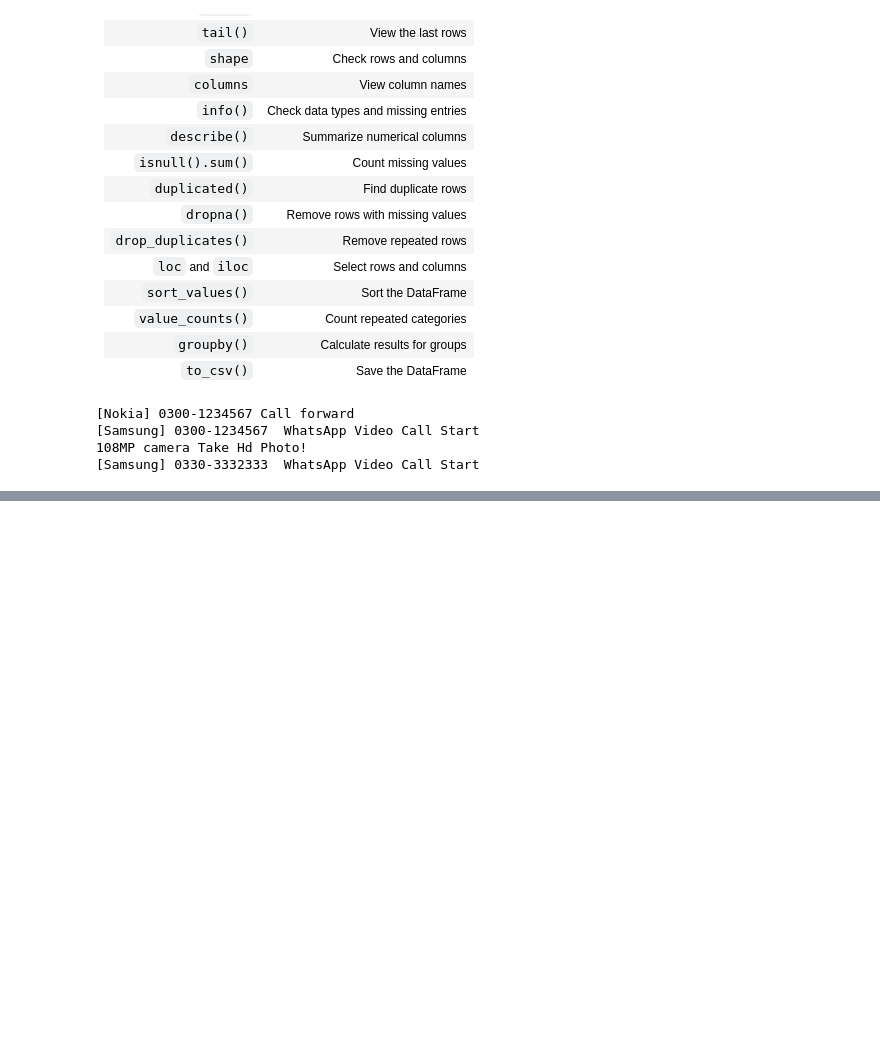
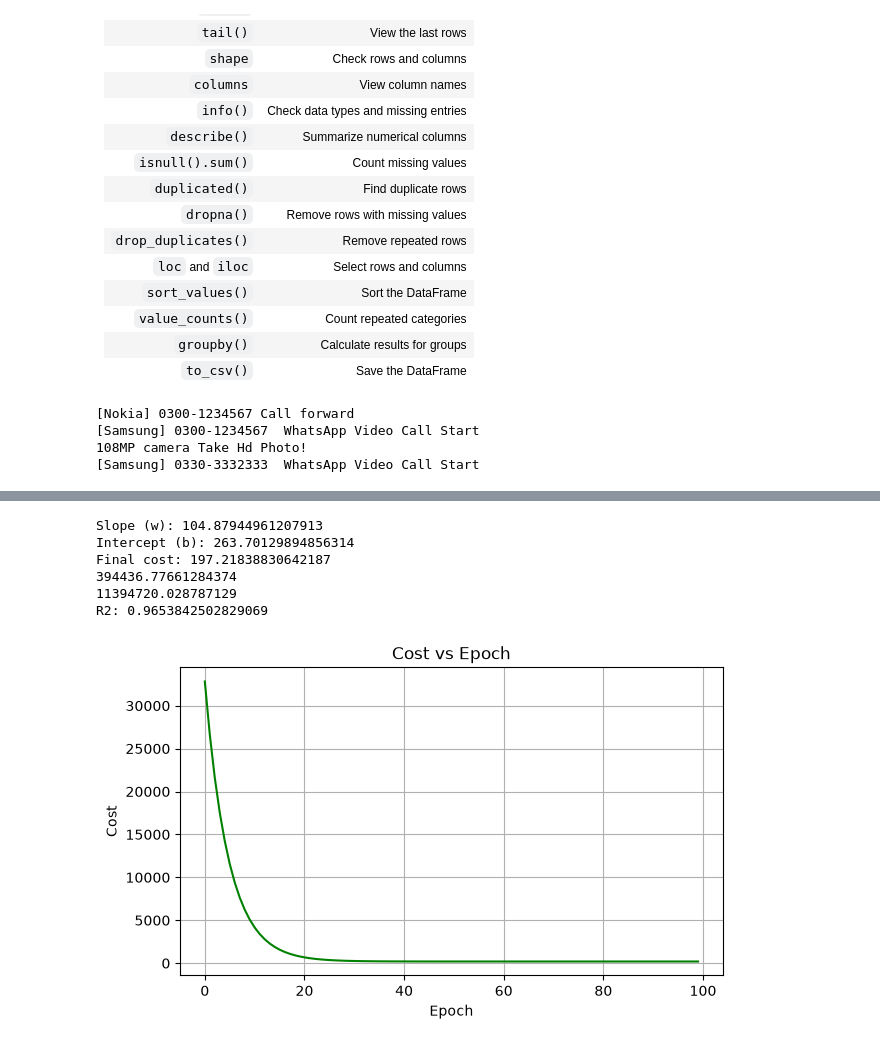
Before and after one commit to Muhammad-Huzifa/Cloud-Computing-AI-Course, a Jupyter notebook: Week-3/Code/numpy.ipynb, the cells around one changed output, grey strips where cells are left out. Saved outputs shown, nothing was run; the diff lists cells and outputs as text; code cells hidden in the pictures; blank space fills up the shorter version.

```diff
--- a/Week-3/Code/numpy.ipynb
+++ b/Week-3/Code/numpy.ipynb
@@ -908,0 +1090,2 @@ df_unique = df.drop_duplicates()
+# %%
+df = df["City"]
@@ -908,0 +1094,77 @@ df_unique = df.drop_duplicates()
+# %%
+import numpy as np
+import pandas as pd
+import matplotlib.pyplot as plt
+
+# ---------- 1. Class ----------
+class ML:
+    def __init__(self, lr, epochs):
+        self.lr = lr
+        self.epochs = epochs
+        self.w = 0
+        self.b = 0
+        self.history = []
+
+    def predict(self, X):
+        return self.w * X + self.b
+
+    def cost(self, X, y):
+        return np.sum((self.predict(X) - y) ** 2) / (2 * len(y))
+
+    def fit(self, X, y):
+        n = len(y)
+        for _ in range(self.epochs):
+            error = self.predict(X) - y
+            dw = np.sum(error * X) / n
+            db = np.sum(error) / n
+            self.w = self.w - self.lr * dw
+            self.b = self.b - self.lr * db
+            self.history.append(self.cost(X, y))
+        return self
+
+    def r2_score(self, X, y):
+        ss_res = np.sum((y - self.predict(X)) ** 2)
+        print(ss_res)
+        ss_total = np.sum((y - np.mean(y)) ** 2)
+        print(ss_total)
+        return 1 - ss_res / ss_total
+
+
+# ---------- 2. Load data ----------
+# df = pd.read_csv("house_price_dataset.csv")
+Size = df["Size"].values.astype(float)
+Price = df["Price"].values / 1000
+
+
+# ---------- 3. Scale X outside the class ----------
+mean = Size.mean()
+std = Size.std()
+Size_scaled = (Size - mean) / std
+
+
+# ---------- 4. Train ----------
+model = ML(0.1, 100)
+model.fit(Size_scaled, Price)
+
+print("Slope (w):", model.w)
+print("Intercept (b):", model.b)
+print("Final cost:", model.history[-1])
+print("R2:", model.r2_score(Size_scaled, Price))
+
+
+# ---------- 5. Plot 1: Cost ----------
+plt.figure(figsize=(7, 4))
+plt.plot(model.history, color="green")
+plt.xlabel("Epoch")
+plt.ylabel("Cost")
+plt.title("Cost vs Epoch")
+plt.grid(True)
+plt.show()
+# %% [output]
+Slope (w): 104.87944961207913
+Intercept (b): 263.70129894856314
+Final cost: 197.21838830642187
+394436.77661284374
+11394720.028787129
+R2: 0.9653842502829069
+[figure, added]
```
Also changed, not shown: parts of 53 cells of this notebook, 2 other files.
